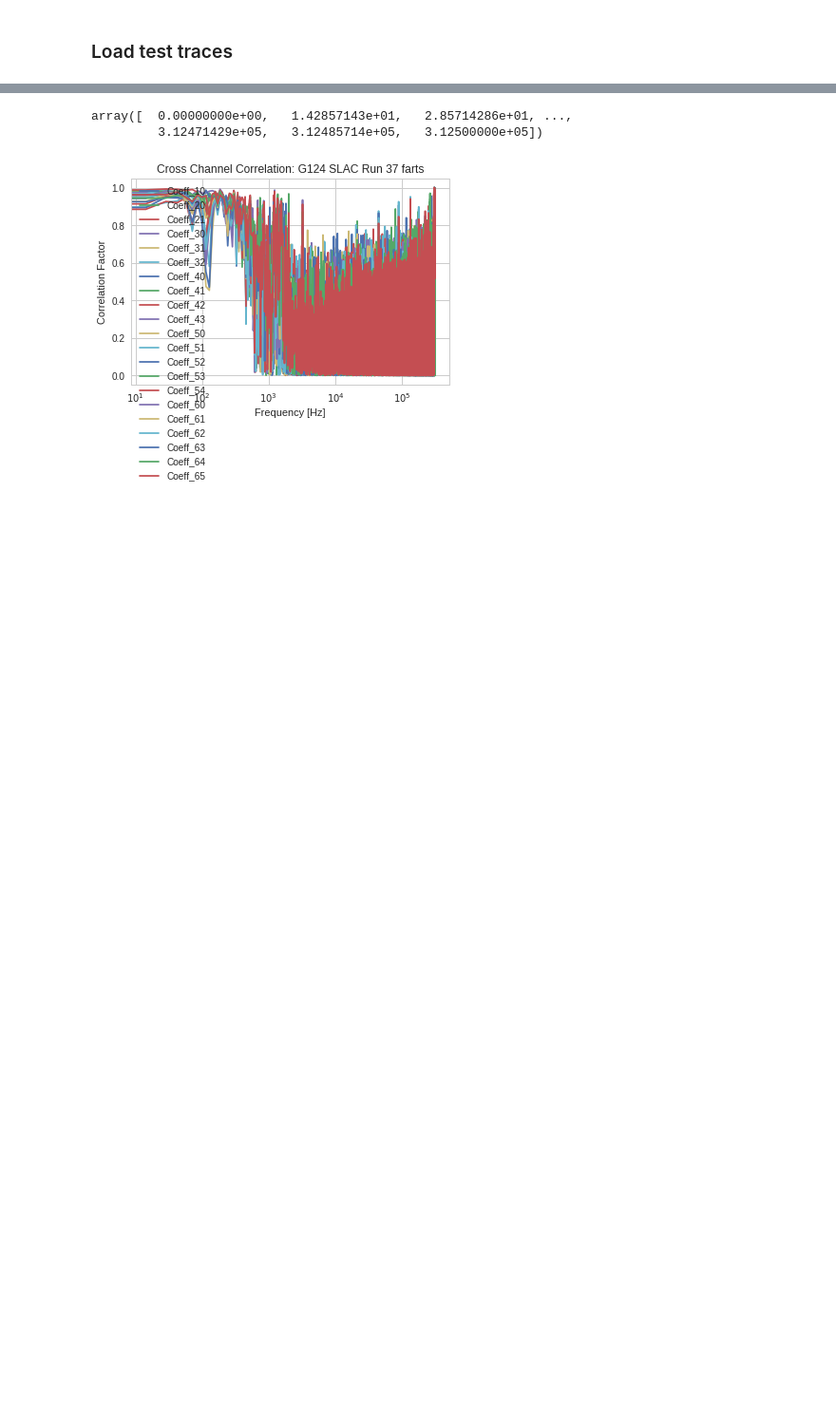
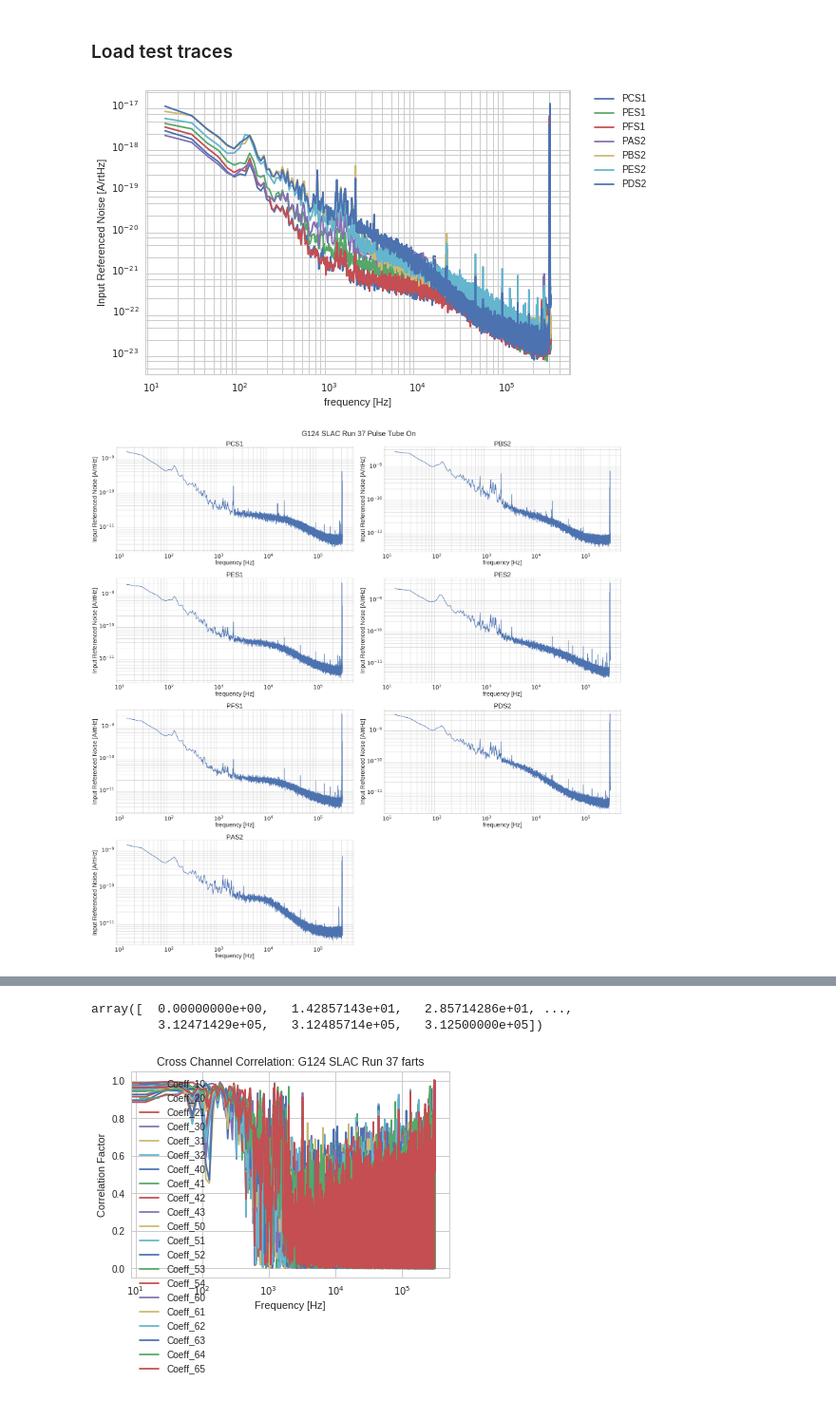
Before and after one commit to cwfink/Fink_ay250_homework, a Jupyter notebook: final_project/noise_class_notebook.ipynb, the cells around one changed output, grey strips where cells are left out. Shown at 95% size. Cells and saved outputs as stored; diff of their text form; code cells hidden in the pictures; blank space fills up the shorter version.

```diff
--- a/final_project/noise_class_notebook.ipynb
+++ b/final_project/noise_class_notebook.ipynb
@@ -114,0 +226,5 @@ g124_noise.calculate_corrCoeff()
+# %%
+g124_noise.plot_PSD(lgc_overlay=True, lgc_subplot=True)
+# %% [output]
+[figure, added]
+[figure, added]
```
Also changed, not shown: parts of 13 cells of this notebook.
